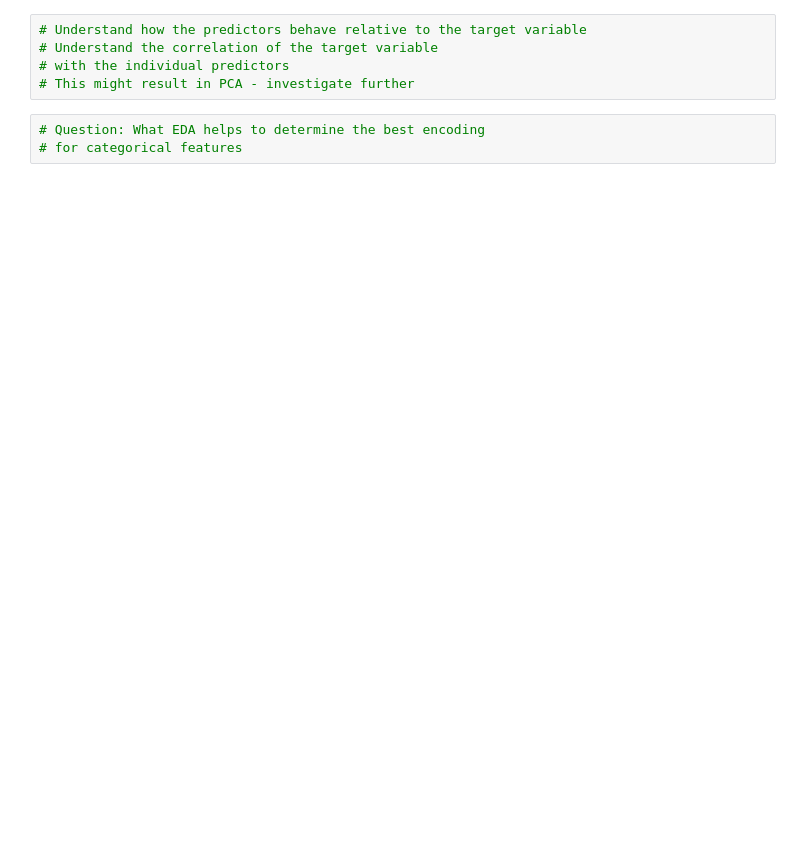
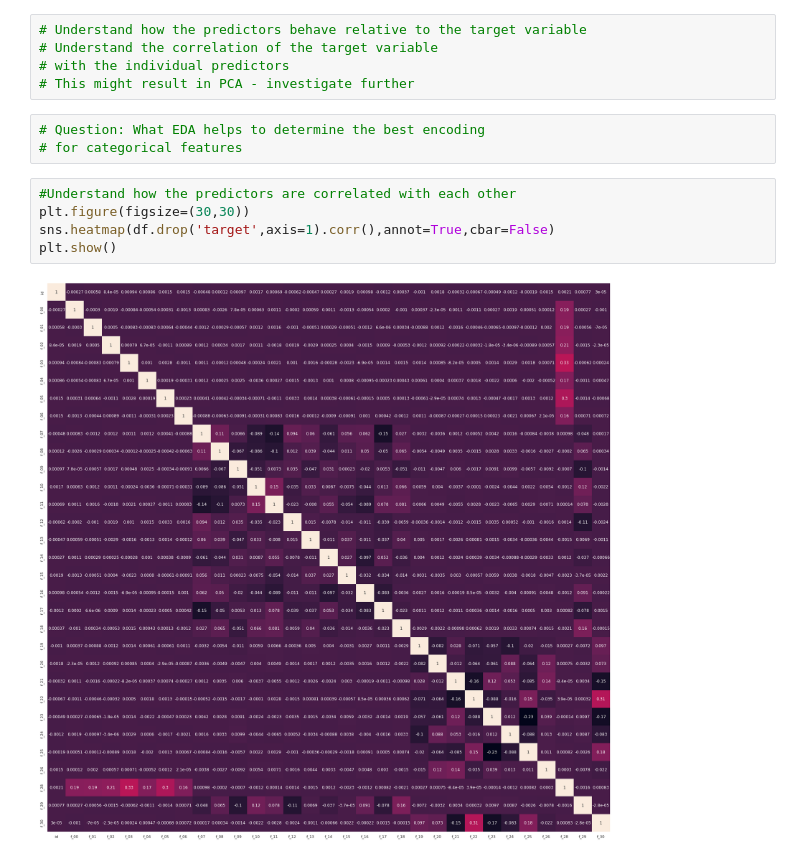
Before and after one commit to SilverSurferClash/Kaggle_Projects, a Jupyter notebook: may-2022-eda.ipynb, the cells around one changed output. Drawn from its saved outputs; the diff is of its cells as text; blank space fills up the shorter version.

```diff
--- a/may-2022-eda.ipynb
+++ b/may-2022-eda.ipynb
@@ -99,3 +158,10 @@ dtype: int64
 # %%
 # Question: What EDA helps to determine the best encoding
 # for categorical features
+# %%
+#Understand how the predictors are correlated with each other
+plt.figure(figsize=(30,30))
+sns.heatmap(df.drop('target',axis=1).corr(),annot=True,cbar=False)
+plt.show()
+# %% [output]
+[figure, added]
```
Also changed, not shown: parts of 12 cells of this notebook.
